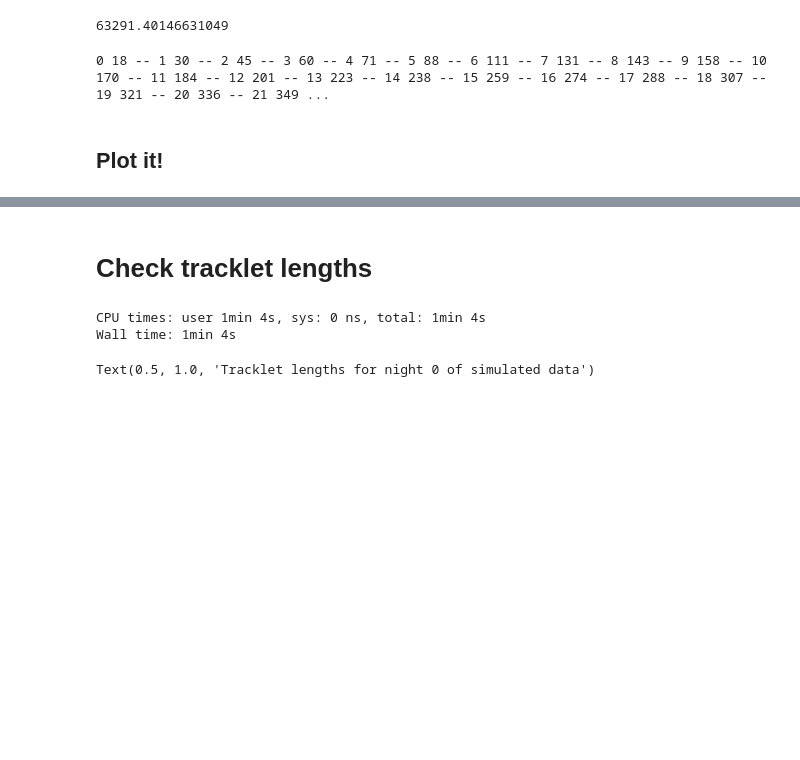
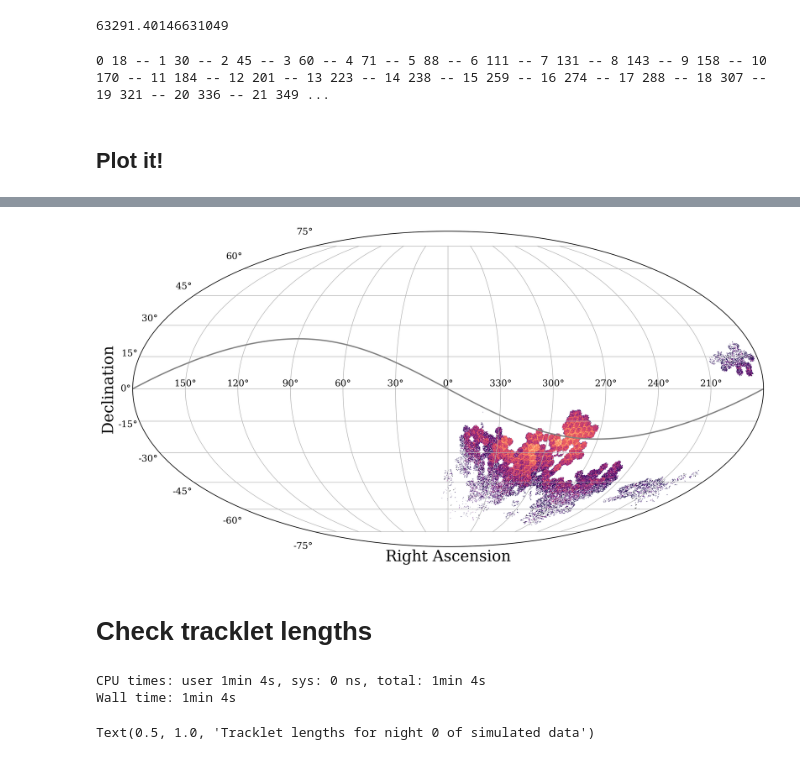
Before and after one commit to TomWagg/lsst-neocp-predictions, a Jupyter notebook: current_criteria/Predictions with current criteria.ipynb, the cells around one changed output, grey strips where cells are left out. Saved outputs shown, nothing was run; the diff lists cells and outputs as text; code cells hidden in the pictures; blank space fills up the shorter version.

Commit message:
improve obs plot per Peter's suggestions

```diff
--- a/current_criteria/Predictions with current criteria.ipynb
+++ b/current_criteria/Predictions with current criteria.ipynb
@@ -722,11 +722,11 @@ np.save("f2n_MBA.npy", f2n_MBA)
 ## Plot it!
 # %%
 obs_dfs = [pd.read_hdf(f"neo/filtered_visit_scores_{i:03d}.h5").sort_values("FieldMJD")
-            for i in range(24)]
+            for i in [7]]
 neo_obs = pd.concat(obs_dfs)
 # %%
 obs_dfs = [pd.read_hdf(f"mba/filtered_visit_scores_{i:03d}.h5").sort_values("FieldMJD")
-            for i in range(24)]
+            for i in [7]]
 mba_obs = pd.concat(obs_dfs)
 # %%
 sky_positions = [
@@ -800,0 +748,83 @@ Wall time: 25.2 s
+# %%
+import healpy as hp
+from matplotlib.colors import LogNorm
+
+# I edited this from this example: https://github.com/zonca/paperplots/blob/master/python/scripts/PlanckFig_map.py
+
+nside = int(2**8)
+
+ra = np.array([])
+dec = np.array([])
+for obs in [neo_obs, mba_obs]:
+    obs = obs[obs["night"] == night]
+    print(len(obs))
+    ra = np.concatenate((ra, obs["AstRA(deg)"].values))
+    dec = np.concatenate((dec, obs["AstDec(deg)"].values))
+
+ra, dec = np.radians(ra), np.radians(dec)
+lat = np.pi / 2.0 - dec
+hpids = hp.ang2pix(nside, lat, ra)
+
+map_vals = np.zeros(hp.nside2npix(nside), dtype=float)
+for idx in hpids:
+    map_vals[idx] += 1
+
+m = hp.ma(map_vals)
+
+xsize = 2000
+ysize = int(xsize/2)
+
+theta = np.linspace(np.pi, 0, ysize)
+phi   = np.linspace(-np.pi, np.pi, xsize)
+longitude = np.radians(np.linspace(-180, 180, xsize))
+latitude = np.radians(np.linspace(-90, 90, ysize))
+
+# project the map to a rectangular matrix xsize x ysize
+PHI, THETA = np.meshgrid(phi, theta)
+grid_pix = hp.ang2pix(nside, THETA, PHI)
+
+grid_map = m[grid_pix]
+
+from matplotlib.projections.geo import GeoAxes
+
+class ThetaFormatterShiftPi(GeoAxes.ThetaFormatter):
+    """Shifts labelling by pi
+    Shifts labelling from -180,180 to 0-360"""
+    def __call__(self, x, pos=None):
+        if x != 0:
+            x *= -1
+        if x < 0:
+            x += 2*np.pi
+        return GeoAxes.ThetaFormatter.__call__(self, x, pos)
+
+fig = plt.figure(figsize=(14, 14))
+ax = fig.add_subplot(111, projection='mollweide')
+
+
+# flip longitude to the astro convention
+image = plt.pcolormesh(longitude[::-1], latitude, grid_map, rasterized=True, cmap=cmap, norm=LogNorm())
+
+# graticule
+ax.set_longitude_grid(30)
+ax.xaxis.set_major_formatter(ThetaFormatterShiftPi(30))
+
+ax.plot(ecliptic.ra.radian[::-1], ecliptic.dec.radian, color='grey', lw=2)
+
+# colorbar
+# cb = fig.colorbar(image, orientation="horizontal", location="top", shrink=.6, pad=0.05)#, ticks=[vmin, vmax])
+# cb.ax.xaxis.set_label_text("Number of Objects")
+# cb.solids.set_edgecolor("face")
+
+ax.set_xlabel("Right Ascension")
+ax.set_ylabel("Declination")
+
+# remove white space around figure
+spacing = 0.01
+plt.subplots_adjust(bottom=spacing, top=1-spacing, left=spacing, right=1-spacing)
+
+plt.grid(True)
+
+plt.savefig("../paper/figures/observations_example.pdf", format="pdf", bbox_inches="tight")
+
+plt.show()
+# %% [output]
@@ -801,3 +833,4 @@ Wall time: 25.2 s
+[figure, added]
 # %% [markdown]
 # Check tracklet lengths
 # %%
```
Also changed, not shown: parts of 2 cells of this notebook, 2 other files.
